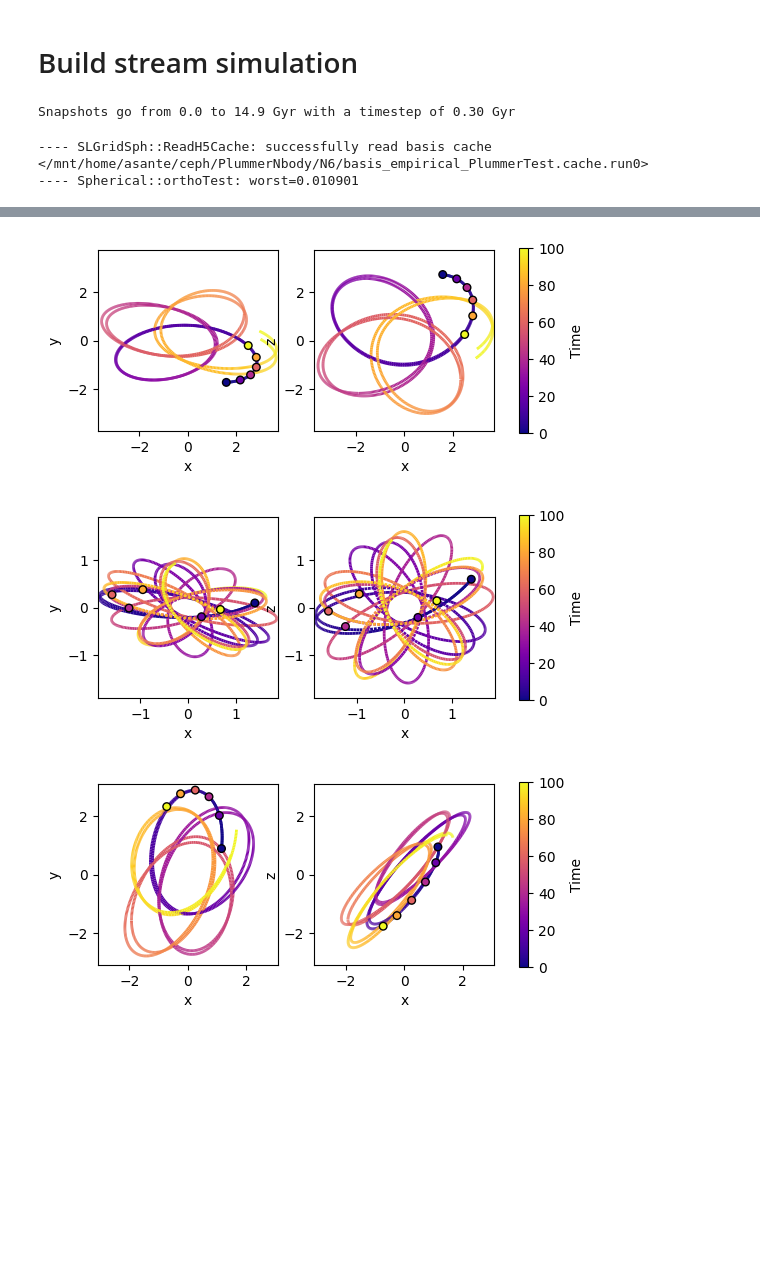
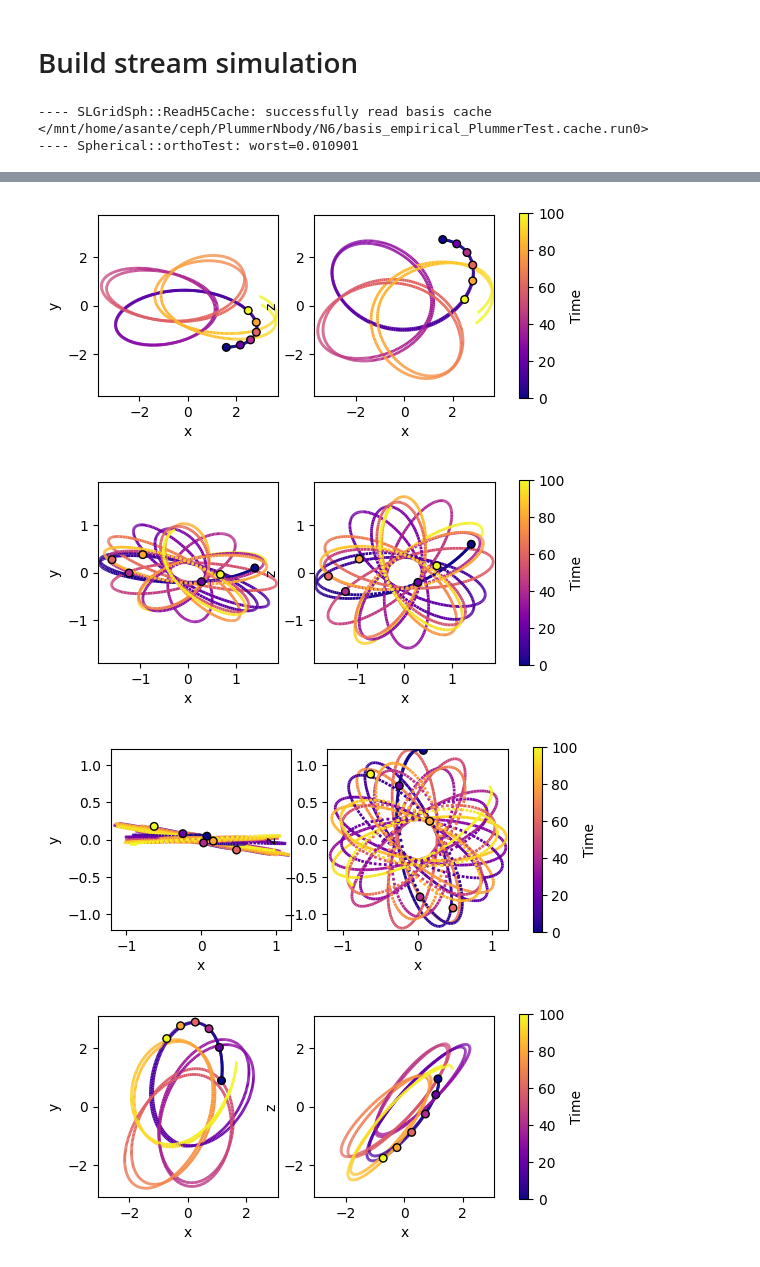
Before and after one commit to ariasant/streams_in_dreams, a Jupyter notebook: plummer_sphere_stream_sim.ipynb, the cells around one changed output, grey strips where cells are left out. Saved outputs shown, nothing was run; the diff lists cells and outputs as text; code cells hidden in the pictures; blank space fills up the shorter version.

```diff
--- a/plummer_sphere_stream_sim.ipynb
+++ b/plummer_sphere_stream_sim.ipynb
@@ -162,7 +162,7 @@ for i in range(3):
 
 # Orbits
 v_abs = np.sqrt(np.sum(v_xyz**2,axis=1))
-idx_list = rng.integers(len(v_xyz), size=5)
+idx_list = rng.integers(len(v_xyz), size=10)
 fig2,axs = plt.subplots(1,2, layout="constrained", sharex=True, sharey=True)
 
 pos = dict(zip(idx_list, [[] for i in range(len(idx_list))]))
@@ -285,28 +285,14 @@ import astropy.units as u
 from gala.dynamics import mockstream as ms
 import gala.integrate as gi
 import math
-# %%
-# Get snapshots time
-exp_units = SimulationUnitSystem(mass=10**12*u.Msun, # Can decide here how big your system is
-                                 length=10*u.kpc, # Specify what's the scale radius
-                                 G=1)
-
-t_min = coefs_container.Times()[0]*exp_units["time"].to(u.Gyr)
-t_max = coefs_container.Times()[-1]*exp_units["time"].to(u.Gyr)
-t_step = (coefs_container.Times()[1]-coefs_container.Times()[0])*exp_units["time"].to(u.Gyr)
-
-print(f"Snapshots go from {t_min:.1f} to {t_max:.1f} Gyr with a timestep of {t_step:.2f} Gyr")
-# %% [output]
-Snapshots go from 0.0 to 14.9 Gyr with a timestep of 0.30 Gyr
 # %%
-pot = gp.EXPPotential(units=exp_units,
+pot = gp.EXPPotential(units=DimensionlessUnitSystem(),
                       config_file=yaml_file,
-                      coef_file=coefs_file,
-                      snapshot_time_unit=exp_units["time"])
+                      coef_file=coefs_file)
 
 pot_analytical = gp.PlummerPotential(m=1,
                                      b=1,
-                                     units=exp_units)
+                                     units=DimensionlessUnitSystem())
 # %% [output]
 ---- SLGridSph::ReadH5Cache: successfully read basis cache </mnt/home/asante/ceph/PlummerNbody/N6/basis_empirical_PlummerTest.cache.run0>
 ---- Spherical::orthoTest: worst=0.010901
@@ -362,8 +348,8 @@ for i,k in enumerate(pos.keys()):
 
     orbit_x0 = pos[k][0]
     orbit_v0 = vel[k][0]
-    orbit_w0 = gd.PhaseSpacePosition(pos=orbit_x0*exp_units["length"],
-                                     vel=orbit_v0*exp_units["velocity"])
+    orbit_w0 = gd.PhaseSpacePosition(pos=orbit_x0,
+                                     vel=orbit_v0)
 
     orbit_r = np.sqrt(np.sum(np.power(orbit_x0,2)))
 
@@ -373,23 +359,23 @@ for i,k in enumerate(pos.keys()):
 
     norm = Normalize(0, t2)
 
-    if orbit_period >= max(t_outputs):
+    """if orbit_period >= max(t_outputs):
         continue
 
     elif orbit_period <20:
-        continue
+        continue"""
 
 
     orbit_analytical = pot_analytical.integrate_orbit(w0=orbit_w0,
-                                                      Integrator=gi.LeapfrogIntegrator,
+                                                      Integrator=gi.DOPRI853Integrator,
                                                       t1=0,
-                                                      t2=t2*exp_units["time"],
+                                                      t2=t2,
                                                       n_steps=1000)
 
     orbit_EXP = pot.integrate_orbit(w0=orbit_w0,
-                                    Integrator=gi.LeapfrogIntegrator,
+                                    Integrator=gi.DOPRI853Integrator,
                                     t1=0,
-                                    t2=t2*exp_units["time"],
+                                    t2=t2,
                                     n_steps=1000)
 
     fig,axs = plt.subplots(1,2)
@@ -458,3 +444,4 @@ for i,k in enumerate(pos.keys()):
 [figure]
 [figure]
-[figure, old version]
+[figure, new version]
+[figure, added]
```
Also changed, not shown: parts of 53 cells of this notebook, 6 other files.
